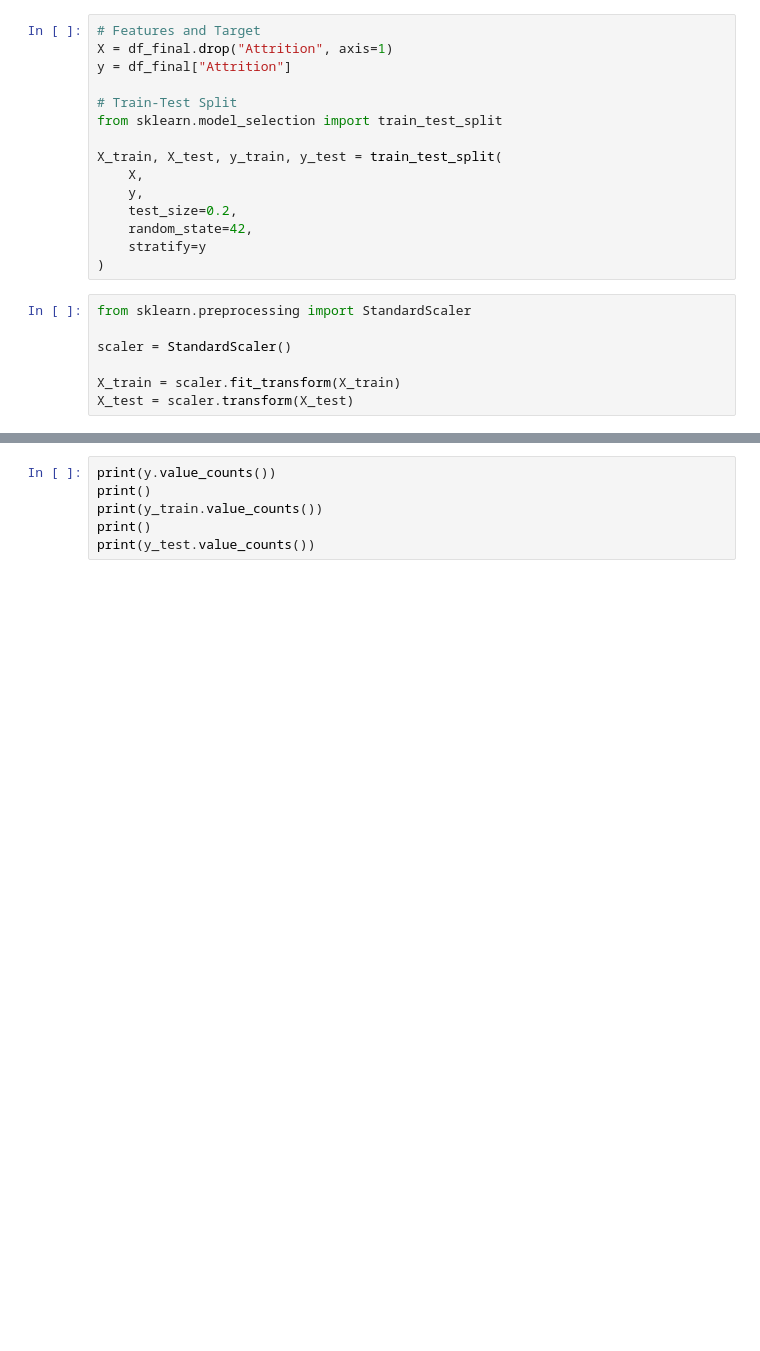
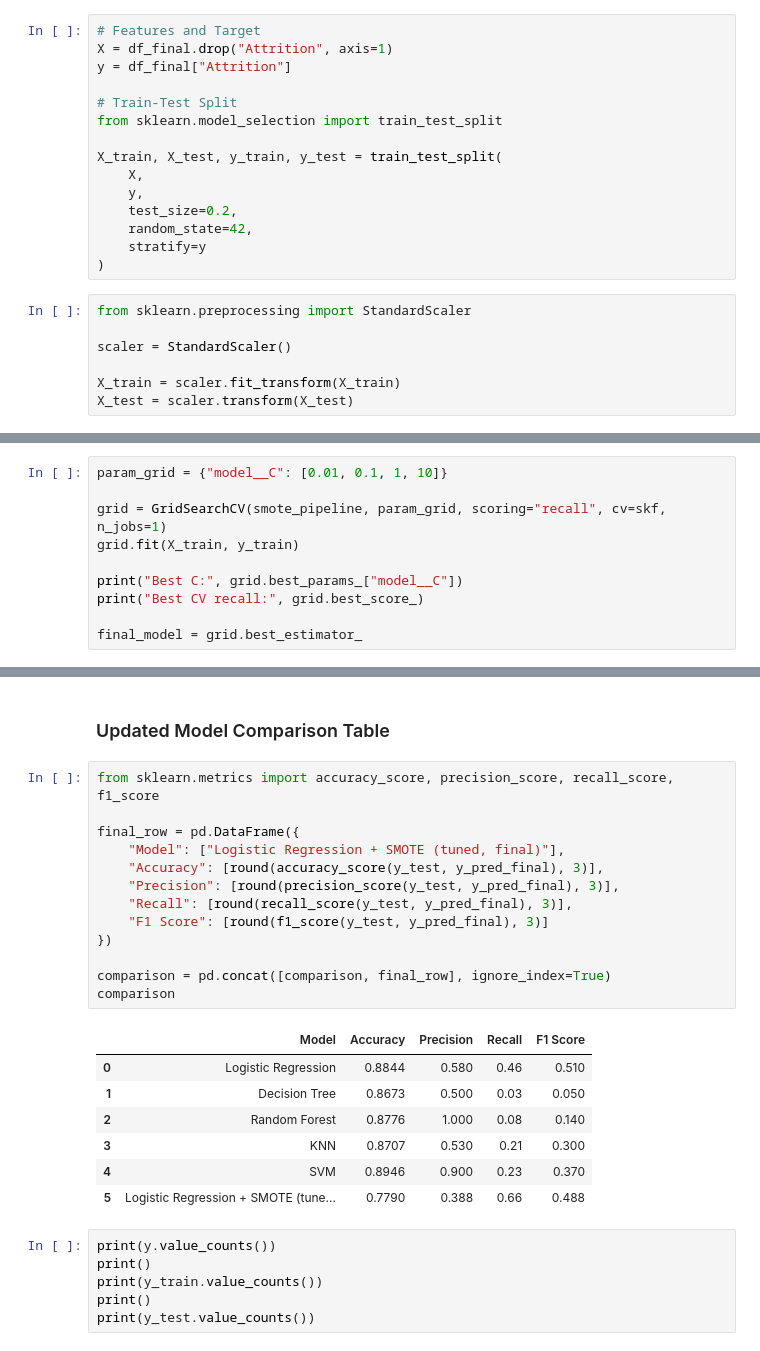
Before and after one commit to haneef333/employee-attrition-analysis, a Jupyter notebook: notebooks/employee_attrition_analysis.ipynb, the cells around one changed output, grey strips where cells are left out. Saved outputs shown, nothing was run; the diff lists cells and outputs as text; blank space fills up the shorter version.

```diff
--- a/notebooks/employee_attrition_analysis.ipynb
+++ b/notebooks/employee_attrition_analysis.ipynb
@@ -1088,0 +872,10 @@ weighted avg       0.84      0.78      0.80       294
+# %%
+param_grid = {"model__C": [0.01, 0.1, 1, 10]}
+
+grid = GridSearchCV(smote_pipeline, param_grid, scoring="recall", cv=skf, n_jobs=1)
+grid.fit(X_train, y_train)
+
+print("Best C:", grid.best_params_["model__C"])
+print("Best CV recall:", grid.best_score_)
+
+final_model = grid.best_estimator_
@@ -1089,3 +940,26 @@ weighted avg       0.84      0.78      0.80       294
+# %% [markdown]
+### Updated Model Comparison Table
+# %%
+from sklearn.metrics import accuracy_score, precision_score, recall_score, f1_score
+
+final_row = pd.DataFrame({
+    "Model": ["Logistic Regression + SMOTE (tuned, final)"],
+    "Accuracy": [round(accuracy_score(y_test, y_pred_final), 3)],
+    "Precision": [round(precision_score(y_test, y_pred_final), 3)],
+    "Recall": [round(recall_score(y_test, y_pred_final), 3)],
+    "F1 Score": [round(f1_score(y_test, y_pred_final), 3)]
+})
+
+comparison = pd.concat([comparison, final_row], ignore_index=True)
+comparison
+# %% [output]
+|  | Model | Accuracy | Precision | Recall | F1 Score |
+| 0 | Logistic Regression | 0.8844 | 0.580 | 0.46 | 0.510 |
+| 1 | Decision Tree | 0.8673 | 0.500 | 0.03 | 0.050 |
+| 2 | Random Forest | 0.8776 | 1.000 | 0.08 | 0.140 |
+| 3 | KNN | 0.8707 | 0.530 | 0.21 | 0.300 |
+| 4 | SVM | 0.8946 | 0.900 | 0.23 | 0.370 |
+| 5 | Logistic Regression + SMOTE (tune... | 0.7790 | 0.388 | 0.66 | 0.488 |
 # %%
 print(y.value_counts())
 print()
```
Also changed, not shown: parts of 40 cells of this notebook.
